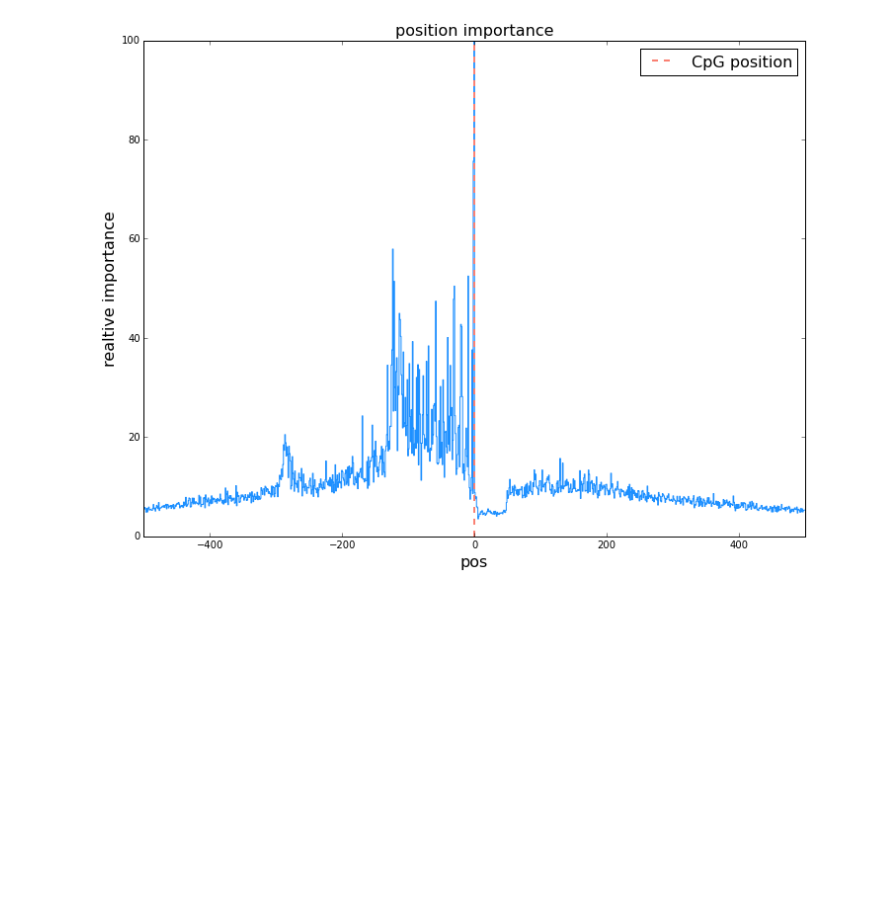
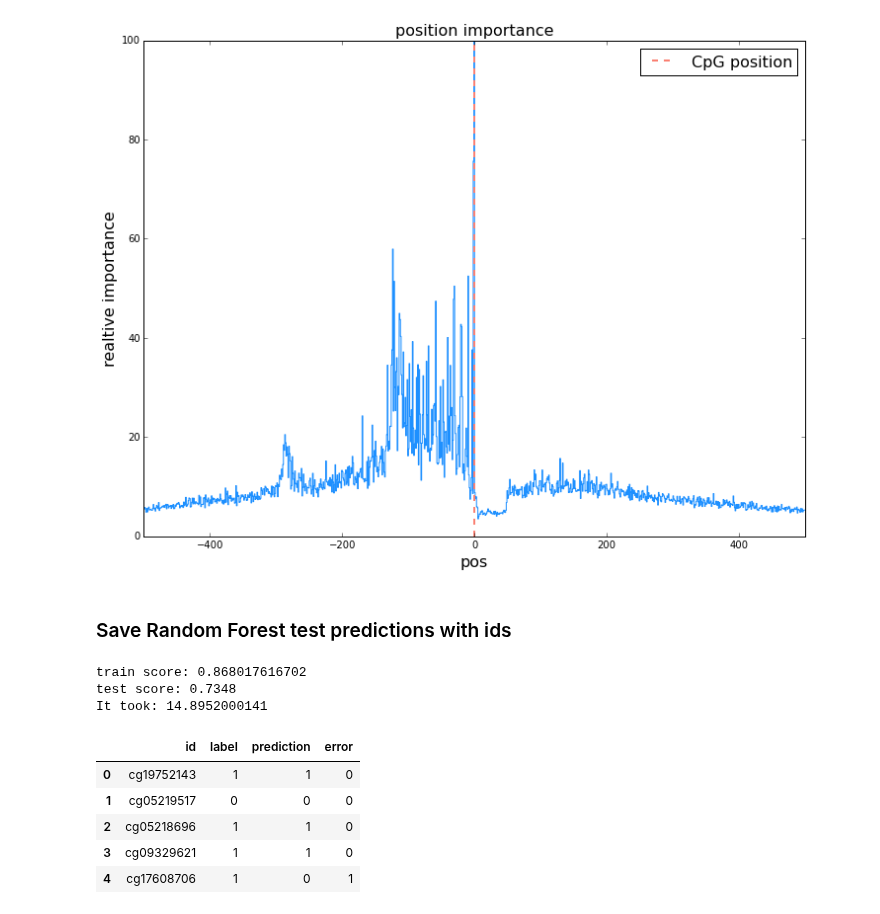
Before and after one commit to riblidezso/methylation_code, a Jupyter notebook: modelling/naive_sklearn_alt_data.ipynb, the cells around one changed output. Drawn from its saved outputs; the diff is of its cells as text; code cells hidden in the pictures; blank space fills up the shorter version.

```diff
--- a/modelling/naive_sklearn_alt_data.ipynb
+++ b/modelling/naive_sklearn_alt_data.ipynb
@@ -50,9 +50,9 @@ os.chdir(workdir)
 # %% [markdown]
 ### Load data
 # %%
-train_x,train_y = read_my_data(fname='../prepare_data/big_train_feat_vect.csv')
-valid_x,valid_y = read_my_data(fname='../prepare_data/big_val_feat_vect.csv')
-test_x,test_y = read_my_data(fname='../prepare_data/big_test_feat_vect.csv')
+_,train_x,train_y = read_my_data(fname='../prepare_data/big_train_feat_vect.csv')
+_,valid_x,valid_y = read_my_data(fname='../prepare_data/big_val_feat_vect.csv')
+test_id,test_x,test_y = read_my_data(fname='../prepare_data/big_test_feat_vect.csv')
 # %% [output]
 Loading data...
 Loading data...
@@ -61,9 +61,15 @@ Loading data...
 def test_sklearn_model(model,train_x,train_y,test_x,test_y):
     start=time.time()
     model=model.fit(train_x,train_y)
-    print 'train score:',list((model.predict(train_x)==train_y)).count(True)/float(len(train_y))
-    print 'test score:',list((model.predict(test_x)==test_y)).count(True)/float(len(test_y))
+
+    train_pred=model.predict(train_x)
+    test_pred=model.predict(test_x)
+
+    print 'train score:',list((train_pred==train_y)).count(True)/float(len(train_y))
+    print 'test score:',list((test_pred==test_y)).count(True)/float(len(test_y))
     print 'It took:',time.time()-start
+
+    return train_pred,test_pred
 # %% [markdown]
 ## AdaBoost
 
@@ -238,3 +244,27 @@ ax.legend(fontsize=16)
 dump=ax.set_title('position importance',fontsize=16)
 # %% [output]
 [figure]
+# %% [markdown]
+### Save Random Forest test predictions with ids
+# %%
+N_train=119000
+N_test=20000
+
+rf = ensemble.RandomForestClassifier(n_estimators=100,min_samples_split=100,n_jobs=12)
+train_pred,test_pred=test_sklearn_model(rf,train_x[:N_train],train_y[:N_train],
+                   test_x[:N_test],test_y[:N_test])
+# %% [output]
+train score: 0.868017616702
+test score: 0.7348
+It took: 14.8952000141
+# %%
+result=pd.DataFrame({'id':test_id,'label':test_y,'prediction':test_pred})
+result['error']=np.abs(result['label']-result['prediction'])
+result.head()
+# %% [output]
+|  | id | label | prediction | error |
+| 0 | cg19752143 | 1 | 1 | 0 |
+| 1 | cg05219517 | 0 | 0 | 0 |
+| 2 | cg05218696 | 1 | 1 | 0 |
+| 3 | cg09329621 | 1 | 1 | 0 |
+| 4 | cg17608706 | 1 | 0 | 1 |
```
Also changed, not shown: parts of 12 cells of this notebook, 4 other files.
